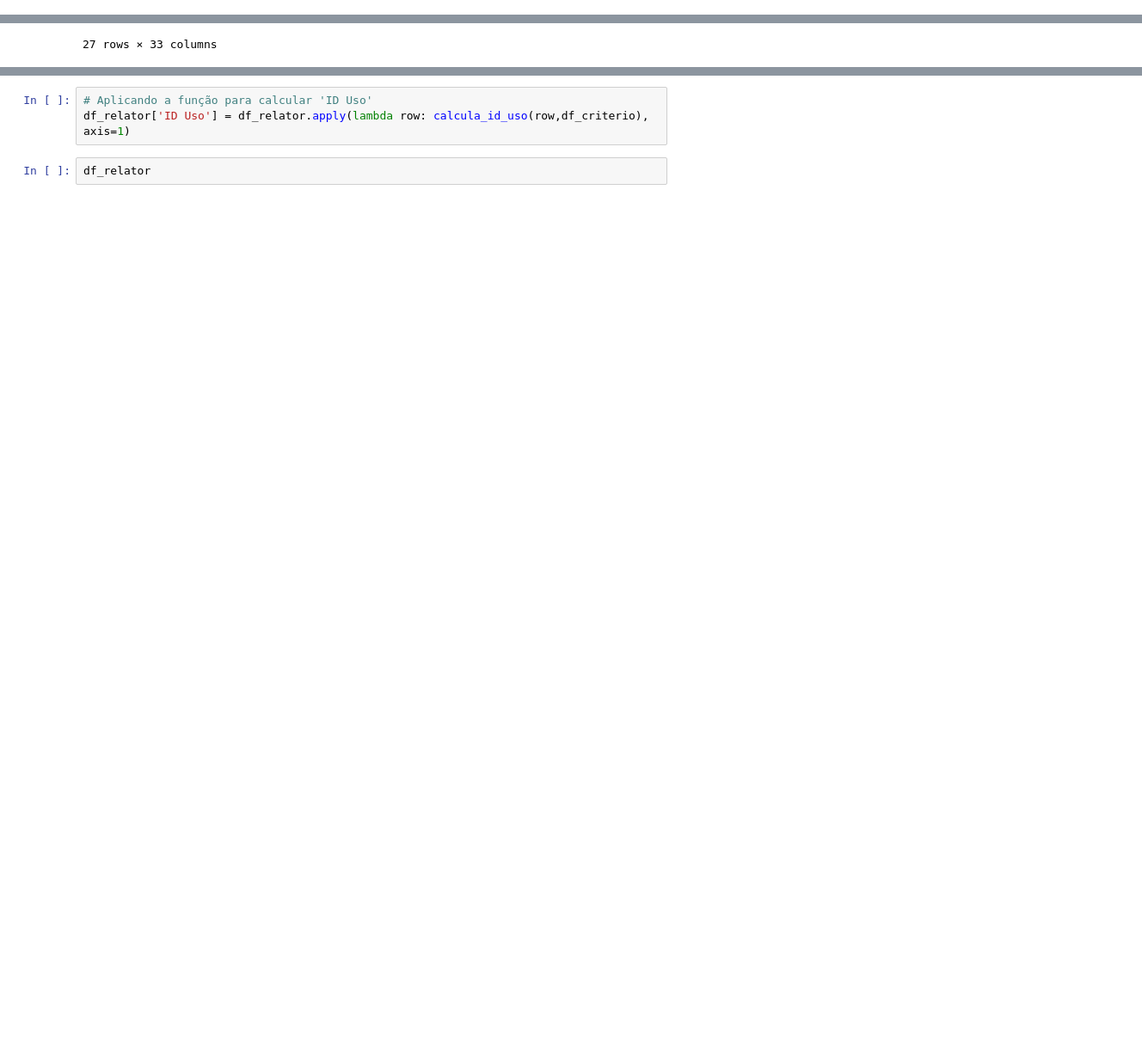
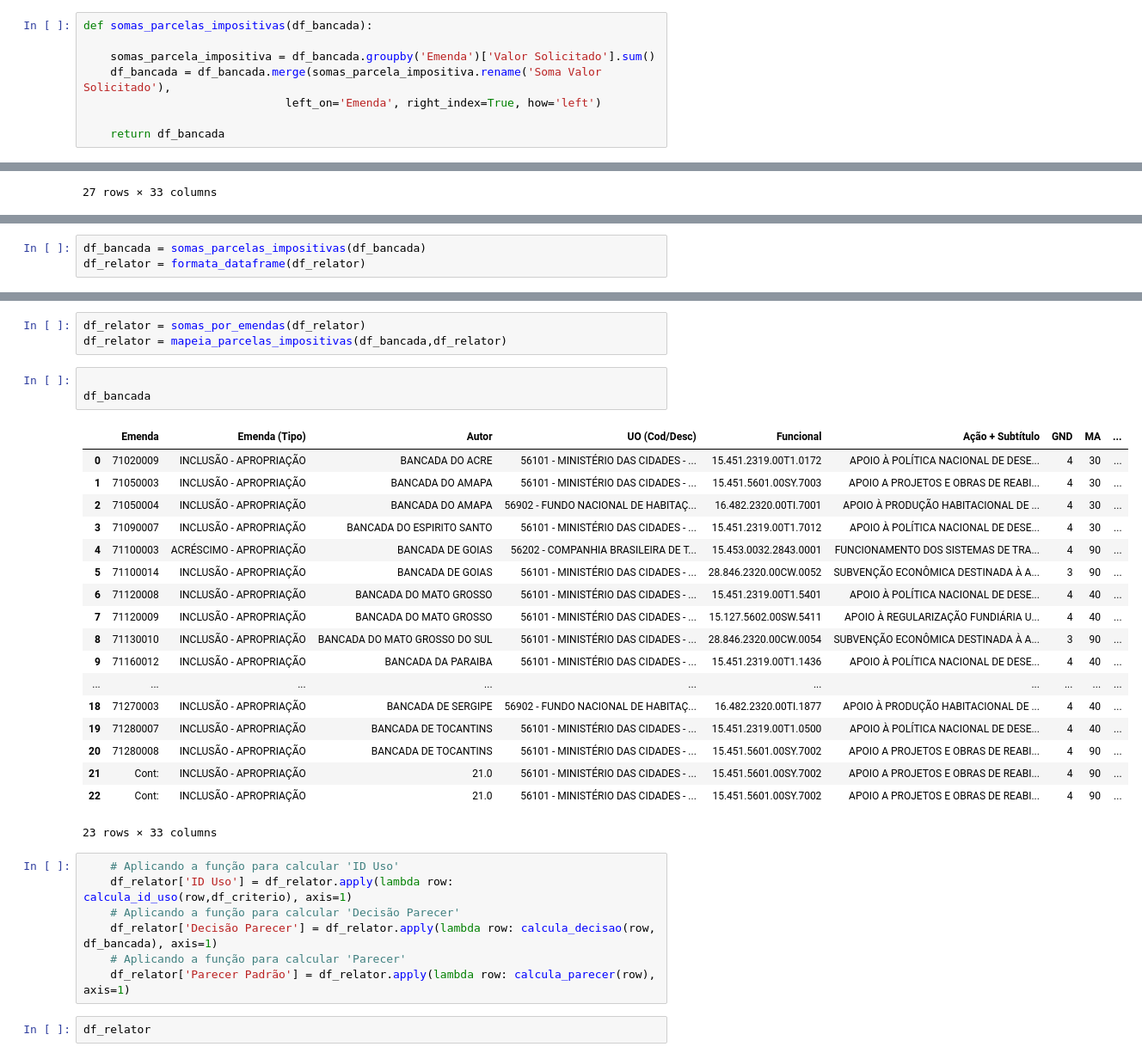
Before and after one commit to brunohtcd/processaemendas, a Jupyter notebook: processaemendas.ipynb, the cells around one changed output, grey strips where cells are left out. Shown: that part at 86% size. Saved outputs shown, nothing was run; the diff lists cells and outputs as text; blank space fills up the shorter version.

Commit message:
Calculo das parcelas impositivas

```diff
--- a/processaemendas.ipynb
+++ b/processaemendas.ipynb
@@ -53,0 +75,8 @@ def calcula_parecer(row):
+# %%
+def somas_parcelas_impositivas(df_bancada):
+
+    somas_parcela_impositiva = df_bancada.groupby('Emenda')['Valor Solicitado'].sum()
+    df_bancada = df_bancada.merge(somas_parcela_impositiva.rename('Soma Valor Solicitado'),
+                              left_on='Emenda', right_index=True, how='left')
+
+    return df_bancada
@@ -137,3 +132,6 @@ df_relator = df_relator.merge(somas_valor_solicitado.rename('Soma Valor Solicita
+# %%
+df_bancada = somas_parcelas_impositivas(df_bancada)
+df_relator = formata_dataframe(df_relator)
 # %%
 df_relator
 # %% [output]
@@ -158,6 +156,35 @@ df_relator
+# %%
+df_relator = somas_por_emendas(df_relator)
+df_relator = mapeia_parcelas_impositivas(df_bancada,df_relator)
+# %%
+
+df_bancada
+# %% [output]
+|  | Emenda | Emenda (Tipo) | Autor | UO (Cod/Desc) | Funcional | Ação + Subtítulo | GND | MA | ... |
+| 0 | 71020009 | INCLUSÃO - APROPRIAÇÃO | BANCADA DO ACRE | 56101 - MINISTÉRIO DAS CIDADES - ... | 15.451.2319.00T1.0172 | APOIO À POLÍTICA NACIONAL DE DESE... | 4 | 30 | ... |
+| 1 | 71050003 | INCLUSÃO - APROPRIAÇÃO | BANCADA DO AMAPA | 56101 - MINISTÉRIO DAS CIDADES - ... | 15.451.5601.00SY.7003 | APOIO A PROJETOS E OBRAS DE REABI... | 4 | 30 | ... |
+| 2 | 71050004 | INCLUSÃO - APROPRIAÇÃO | BANCADA DO AMAPA | 56902 - FUNDO NACIONAL DE HABITAÇ... | 16.482.2320.00TI.7001 | APOIO À PRODUÇÃO HABITACIONAL DE ... | 4 | 30 | ... |
+| 3 | 71090007 | INCLUSÃO - APROPRIAÇÃO | BANCADA DO ESPIRITO SANTO | 56101 - MINISTÉRIO DAS CIDADES - ... | 15.451.2319.00T1.7012 | APOIO À POLÍTICA NACIONAL DE DESE... | 4 | 30 | ... |
+| 4 | 71100003 | ACRÉSCIMO - APROPRIAÇÃO | BANCADA DE GOIAS | 56202 - COMPANHIA BRASILEIRA DE T... | 15.453.0032.2843.0001 | FUNCIONAMENTO DOS SISTEMAS DE TRA... | 4 | 90 | ... |
+| 5 | 71100014 | INCLUSÃO - APROPRIAÇÃO | BANCADA DE GOIAS | 56101 - MINISTÉRIO DAS CIDADES - ... | 28.846.2320.00CW.0052 | SUBVENÇÃO ECONÔMICA DESTINADA À A... | 3 | 90 | ... |
+| 6 | 71120008 | INCLUSÃO - APROPRIAÇÃO | BANCADA DO MATO GROSSO | 56101 - MINISTÉRIO DAS CIDADES - ... | 15.451.2319.00T1.5401 | APOIO À POLÍTICA NACIONAL DE DESE... | 4 | 40 | ... |
+| 7 | 71120009 | INCLUSÃO - APROPRIAÇÃO | BANCADA DO MATO GROSSO | 56101 - MINISTÉRIO DAS CIDADES - ... | 15.127.5602.00SW.5411 | APOIO À REGULARIZAÇÃO FUNDIÁRIA U... | 4 | 40 | ... |
+| 8 | 71130010 | INCLUSÃO - APROPRIAÇÃO | BANCADA DO MATO GROSSO DO SUL | 56101 - MINISTÉRIO DAS CIDADES - ... | 28.846.2320.00CW.0054 | SUBVENÇÃO ECONÔMICA DESTINADA À A... | 3 | 90 | ... |
+| 9 | 71160012 | INCLUSÃO - APROPRIAÇÃO | BANCADA DA PARAIBA | 56101 - MINISTÉRIO DAS CIDADES - ... | 15.451.2319.00T1.1436 | APOIO À POLÍTICA NACIONAL DE DESE... | 4 | 40 | ... |
+| ... | ... | ... | ... | ... | ... | ... | ... | ... | ... |
+| 18 | 71270003 | INCLUSÃO - APROPRIAÇÃO | BANCADA DE SERGIPE | 56902 - FUNDO NACIONAL DE HABITAÇ... | 16.482.2320.00TI.1877 | APOIO À PRODUÇÃO HABITACIONAL DE ... | 4 | 40 | ... |
+| 19 | 71280007 | INCLUSÃO - APROPRIAÇÃO | BANCADA DE TOCANTINS | 56101 - MINISTÉRIO DAS CIDADES - ... | 15.451.2319.00T1.0500 | APOIO À POLÍTICA NACIONAL DE DESE... | 4 | 40 | ... |
+| 20 | 71280008 | INCLUSÃO - APROPRIAÇÃO | BANCADA DE TOCANTINS | 56101 - MINISTÉRIO DAS CIDADES - ... | 15.451.5601.00SY.7002 | APOIO A PROJETOS E OBRAS DE REABI... | 4 | 90 | ... |
+| 21 | Cont: | INCLUSÃO - APROPRIAÇÃO | 21.0 | 56101 - MINISTÉRIO DAS CIDADES - ... | 15.451.5601.00SY.7002 | APOIO A PROJETOS E OBRAS DE REABI... | 4 | 90 | ... |
+| 22 | Cont: | INCLUSÃO - APROPRIAÇÃO | 21.0 | 56101 - MINISTÉRIO DAS CIDADES - ... | 15.451.5601.00SY.7002 | APOIO A PROJETOS E OBRAS DE REABI... | 4 | 90 | ... |
+23 rows × 33 columns
 # %%
-# Aplicando a função para calcular 'ID Uso'
-df_relator['ID Uso'] = df_relator.apply(lambda row: calcula_id_uso(row,df_criterio), axis=1)
+    # Aplicando a função para calcular 'ID Uso'
+    df_relator['ID Uso'] = df_relator.apply(lambda row: calcula_id_uso(row,df_criterio), axis=1)
+    # Aplicando a função para calcular 'Decisão Parecer'
+    df_relator['Decisão Parecer'] = df_relator.apply(lambda row: calcula_decisao(row, df_bancada), axis=1)
+    # Aplicando a função para calcular 'Parecer'
+    df_relator['Parecer Padrão'] = df_relator.apply(lambda row: calcula_parecer(row), axis=1)
 # %%
 df_relator
 # %% [output]
```
Also changed, not shown: parts of 16 cells of this notebook, 1 other file.
